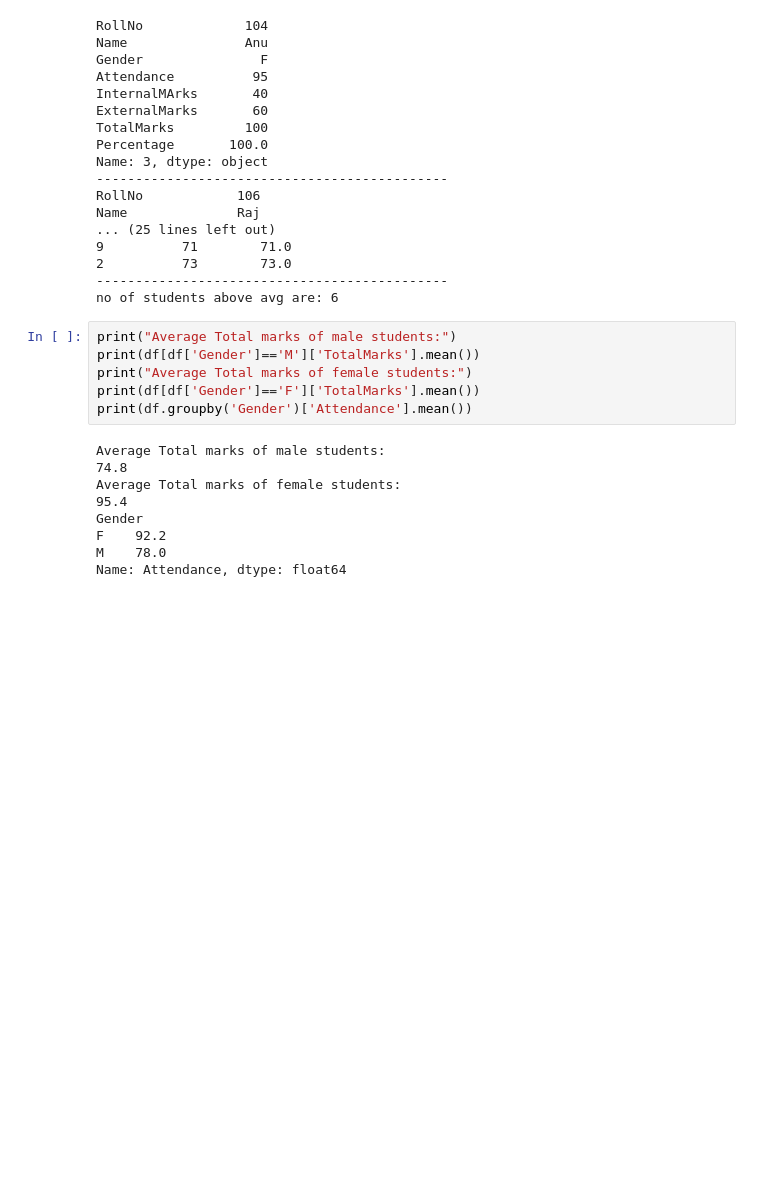
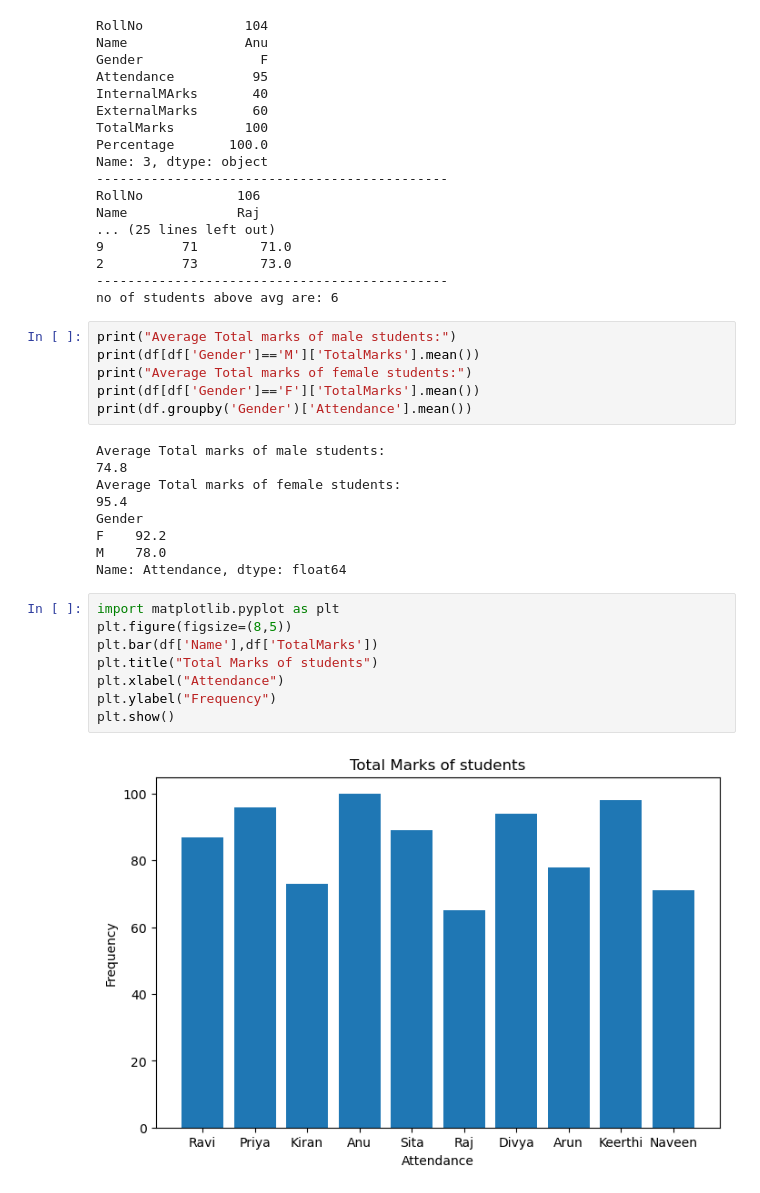
Before and after one commit to kitithend80/Machine-Learning, a Jupyter notebook: mllab2.ipynb, the cells around one changed output. Drawn from its saved outputs; the diff is of its cells as text; blank space fills up the shorter version.

```diff
--- a/mllab2.ipynb
+++ b/mllab2.ipynb
@@ -176,3 +176,13 @@ Gender
 F    92.2
 M    78.0
 Name: Attendance, dtype: float64
+# %%
+import matplotlib.pyplot as plt
+plt.figure(figsize=(8,5))
+plt.bar(df['Name'],df['TotalMarks'])
+plt.title("Total Marks of students")
+plt.xlabel("Attendance")
+plt.ylabel("Frequency")
+plt.show()
+# %% [output]
+[figure, added]
```
Also changed, not shown: parts of 5 cells of this notebook.
